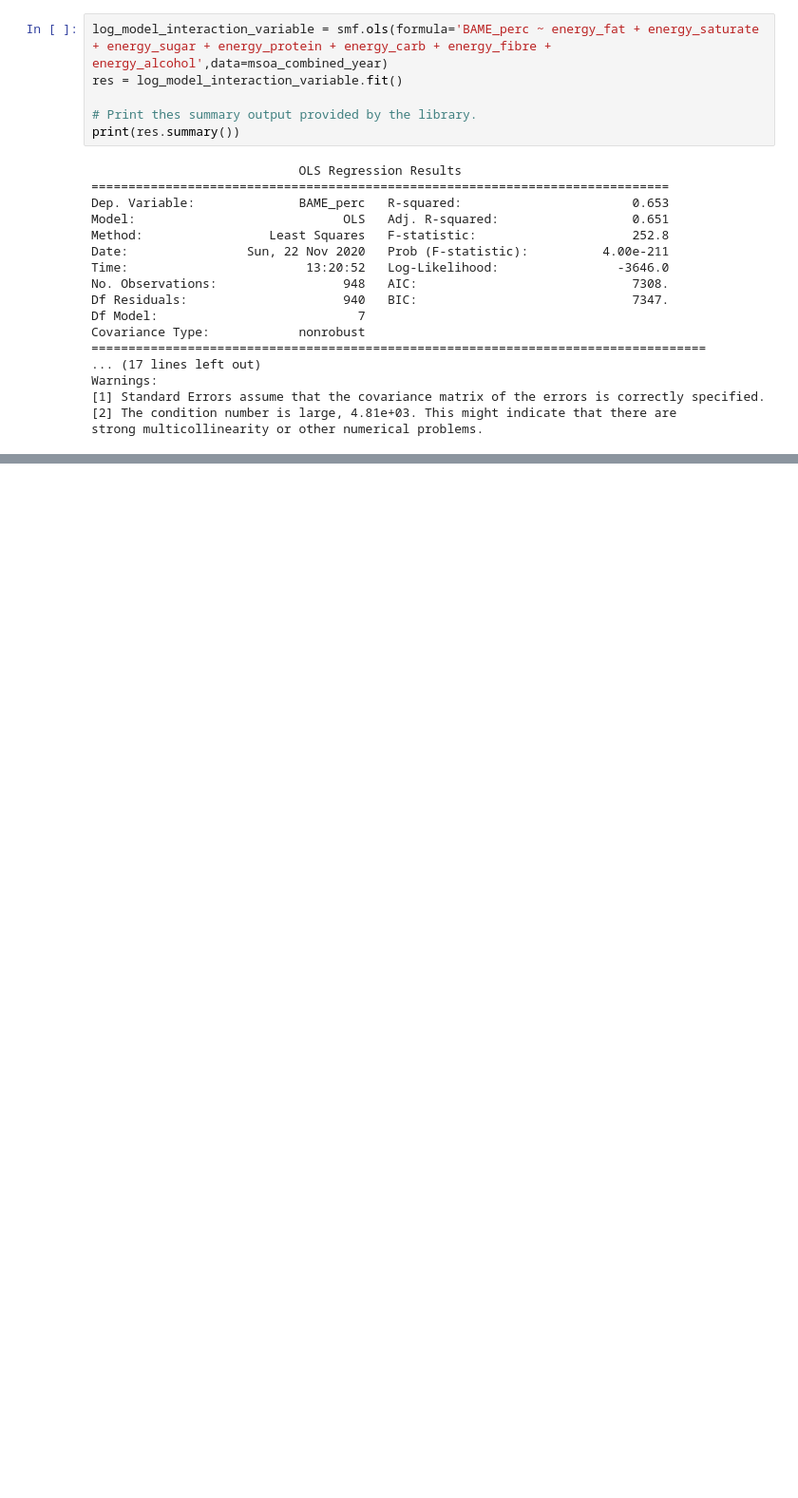
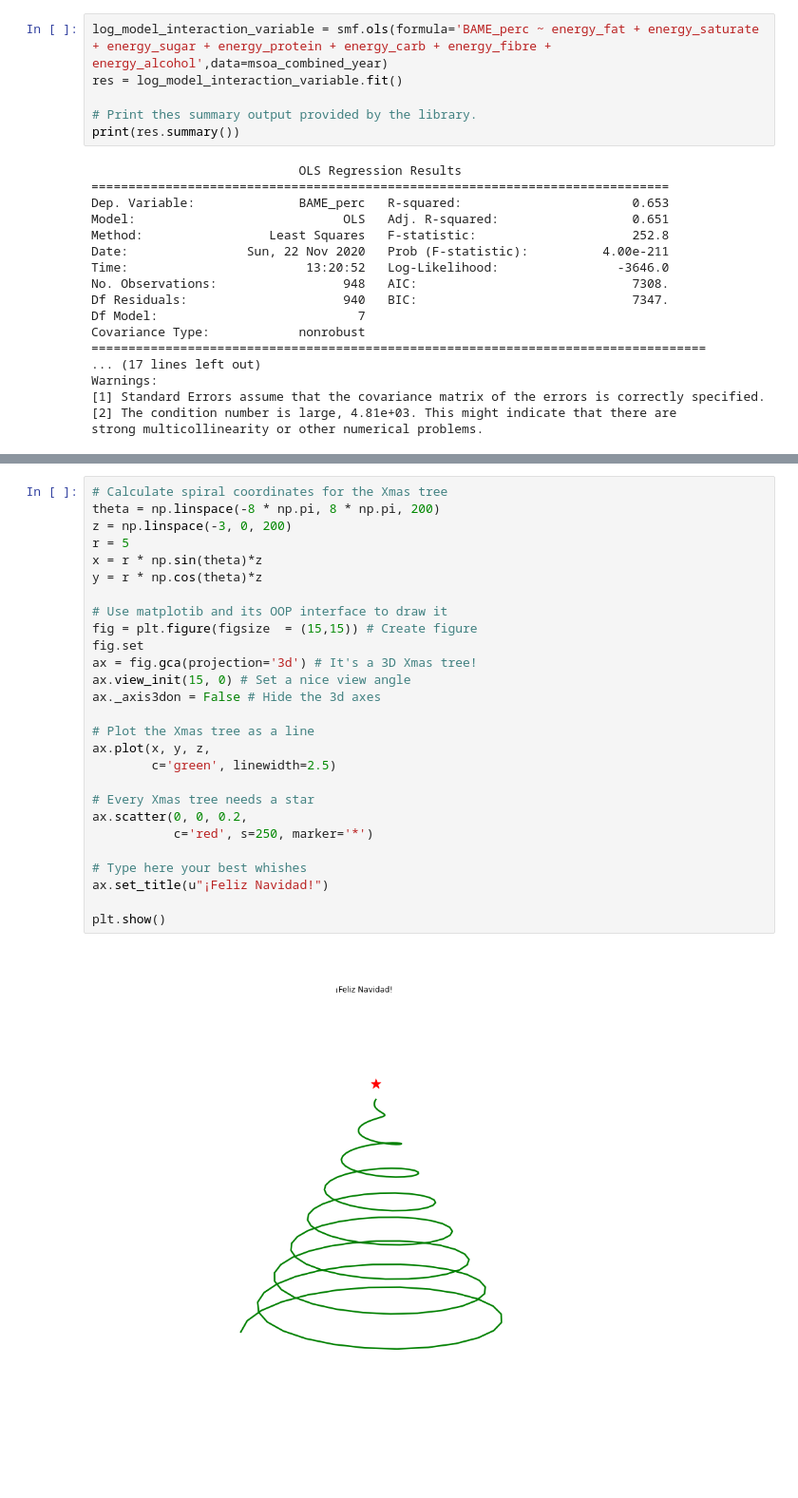
Before and after one commit to epfl-ada/ada-2020-project-milestone-p3-p3_binging_with_babbage, a Jupyter notebook: Project.ipynb, the cells around one changed output, grey strips where cells are left out. Shown at 95% size. Drawn from its saved outputs; the diff is of its cells as text; blank space fills up the shorter version.

```diff
--- a/Project.ipynb
+++ b/Project.ipynb
@@ -579,0 +793,29 @@ Road Casualties;2012;2012 Total
+# %%
+# Calculate spiral coordinates for the Xmas tree
+theta = np.linspace(-8 * np.pi, 8 * np.pi, 200)
+z = np.linspace(-3, 0, 200)
+r = 5
+x = r * np.sin(theta)*z
+y = r * np.cos(theta)*z
+
+# Use matplotib and its OOP interface to draw it
+fig = plt.figure(figsize  = (15,15)) # Create figure
+fig.set
+ax = fig.gca(projection='3d') # It's a 3D Xmas tree!
+ax.view_init(15, 0) # Set a nice view angle
+ax._axis3don = False # Hide the 3d axes
+
+# Plot the Xmas tree as a line
+ax.plot(x, y, z,
+        c='green', linewidth=2.5)
+
+# Every Xmas tree needs a star
+ax.scatter(0, 0, 0.2,
+           c='red', s=250, marker='*')
+
+# Type here your best whishes
+ax.set_title(u"¡Feliz Navidad!")
+
+plt.show()
+# %% [output]
+[figure, added]
```
Also changed, not shown: parts of 29 cells of this notebook.
